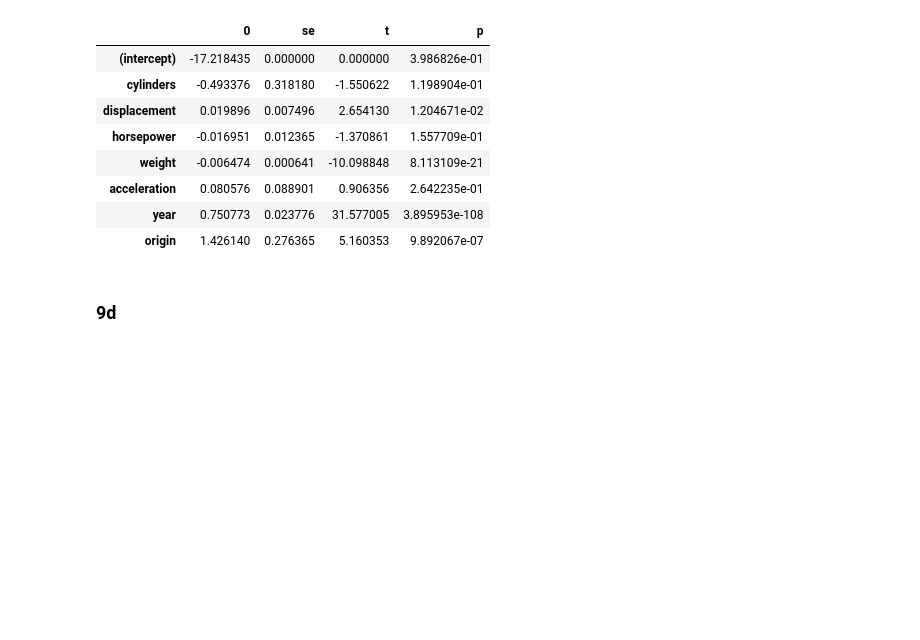
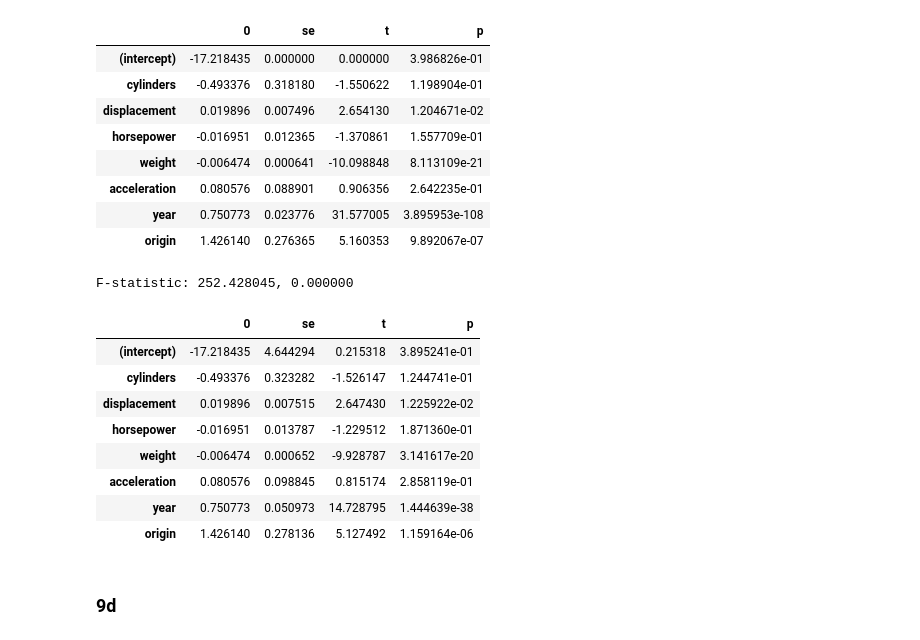
Before and after one commit to bylin/ISL-python, a Jupyter notebook: ISL-ch3.ipynb, the cells around one changed output. Cells and saved outputs as stored; diff of their text form; code cells hidden in the pictures; blank space fills up the shorter version.

Commit message:
Set x intercept when calculating standard errors for 9c

```diff
--- a/ISL-ch3.ipynb
+++ b/ISL-ch3.ipynb
@@ -302,6 +286,36 @@ F-statistic: 252.428045, 0.000000
 | acceleration | 0.080576 | 0.088901 | 0.906356 | 2.642235e-01 |
 | year | 0.750773 | 0.023776 | 31.577005 | 3.895953e-108 |
 | origin | 1.426140 | 0.276365 | 5.160353 | 9.892067e-07 |
+# %%
+rss = np.sum((y - linreg.predict(X)) ** 2)
+var_hat = rss / (len(X) - 7 - 1)
+X_design = np.hstack([np.ones((len(X), 1)), X])
+betahat_covmat = np.matrix(np.matmul(X_design.T, X_design)).I * var_hat
+betahat_se = np.sqrt(betahat_covmat.diagonal())
+from scipy.stats import t, f
+summary = pd.DataFrame(np.append(linreg.intercept_, linreg.coef_))
+summary.index = np.append('(intercept)', auto_colnames)
+summary['se'] = np.asarray(betahat_se)[0]
+summary['t'] = np.asarray(np.append(1, linreg.coef_) / betahat_se)[0]
+summary['p'] = t.pdf(summary['t'], len(X) - 7 - 1)
+
+# F-test
+tss = np.sum((y - np.mean(y)) ** 2)
+model_f = ((tss - rss) / 7) / (rss / (len(X) - 7 - 1))
+
+print('F-statistic: {:4f}, {:4f}'.format(model_f, f.pdf(model_f, len(X), 7)))
+summary
+# %% [output]
+F-statistic: 252.428045, 0.000000
+|  | 0 | se | t | p |
+| (intercept) | -17.218435 | 4.644294 | 0.215318 | 3.895241e-01 |
+| cylinders | -0.493376 | 0.323282 | -1.526147 | 1.244741e-01 |
+| displacement | 0.019896 | 0.007515 | 2.647430 | 1.225922e-02 |
+| horsepower | -0.016951 | 0.013787 | -1.229512 | 1.871360e-01 |
+| weight | -0.006474 | 0.000652 | -9.928787 | 3.141617e-20 |
+| acceleration | 0.080576 | 0.098845 | 0.815174 | 2.858119e-01 |
+| year | 0.750773 | 0.050973 | 14.728795 | 1.444639e-38 |
+| origin | 1.426140 | 0.278136 | 5.127492 | 1.159164e-06 |
 # %% [markdown]
 ### 9d
 # %%
```
Also changed, not shown: parts of 43 cells of this notebook.
